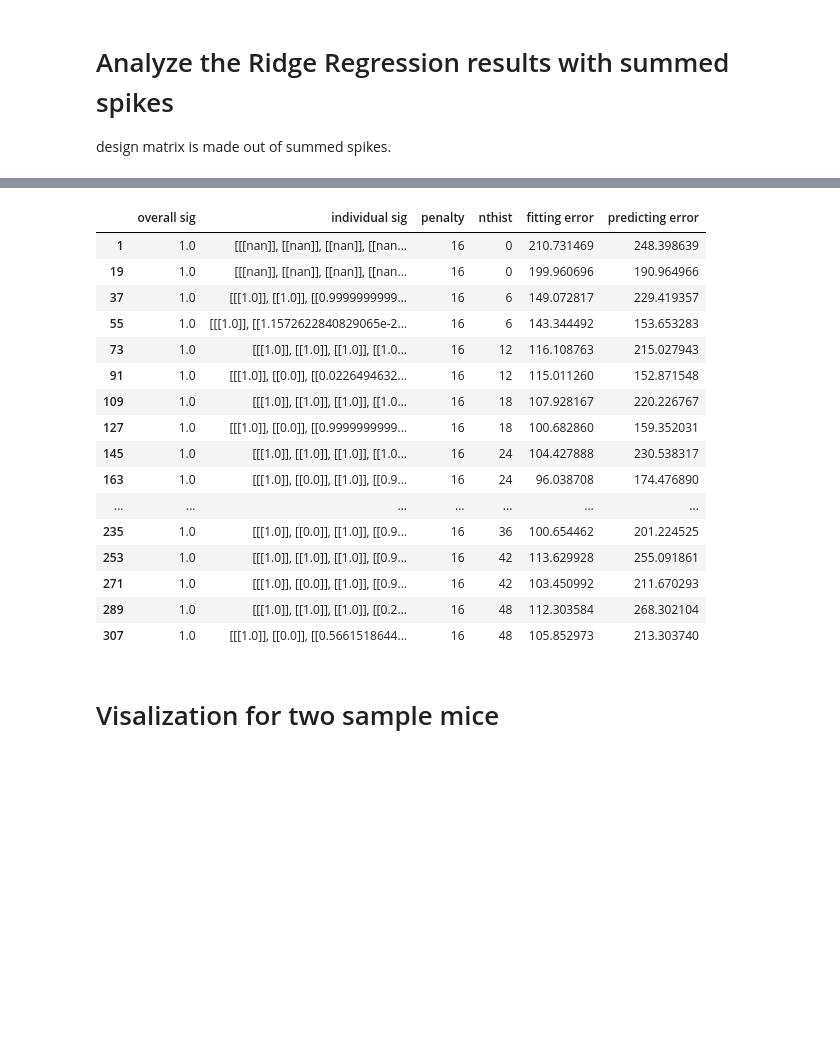
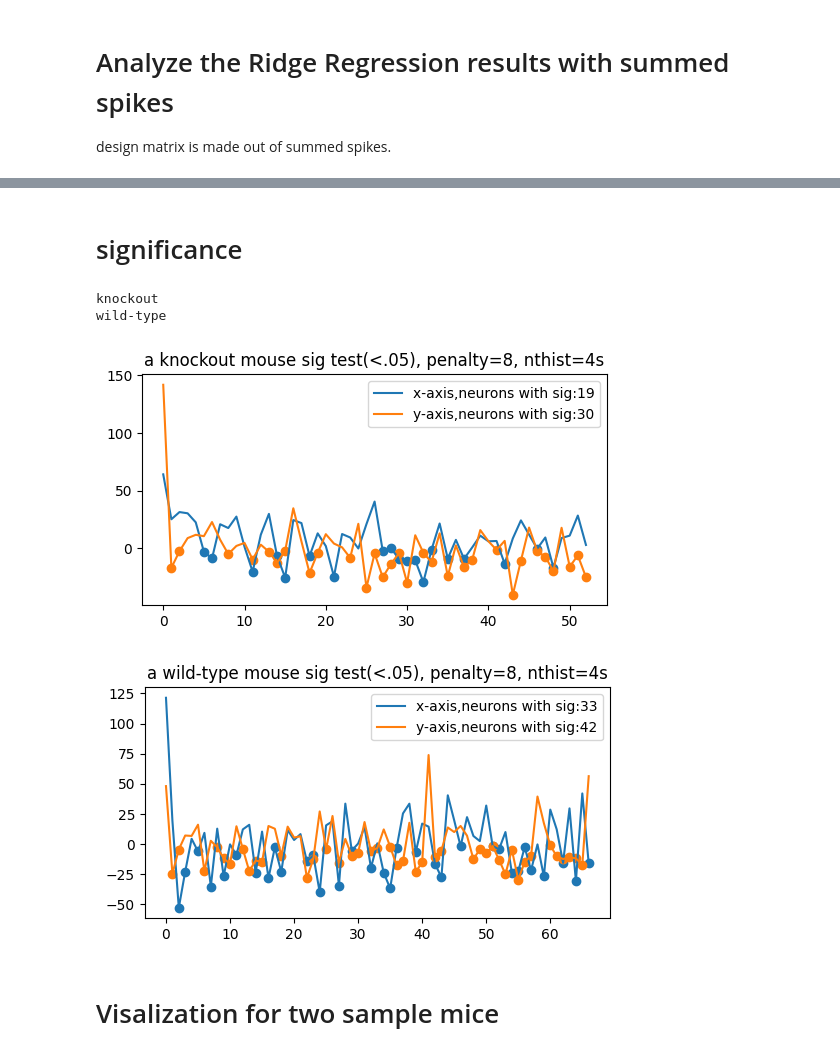
Before and after one commit to kisaragiRY/decoding-DG, a Jupyter notebook: notebooks/analysis_rr_summed_spikes.ipynb, the cells around one changed output, grey strips where cells are left out. Saved outputs shown, nothing was run; the diff lists cells and outputs as text; code cells hidden in the pictures; blank space fills up the shorter version.

Commit message:
analyzed the significance #9

```diff
--- a/notebooks/analysis_rr_summed_spikes.ipynb
+++ b/notebooks/analysis_rr_summed_spikes.ipynb
@@ -23,17 +20,0 @@ output_dir=Path("output/data/ridge_regression/")
-# %%
-data_name=str(datalist[0]).split('/')[-1]
-sample_type = "knockout" if "CaMKII" in data_name else "wild-type"
-
-with open(output_dir/Path(f"rr_summed_spikes_{data_name}.pickle"),"rb") as f:
-    results_all=pickle.load(f)
-
-df=pd.DataFrame({
-    "overall sig":[result['model_smry']["overall sig"][0][0] for result in results_all],
-    "individual sig":[result['model_smry']["individual sig"] for result in results_all],
-    "penalty": [result['penalty'] for result in results_all],
-    "nthist": [result['nthist'] for result in results_all],
-    "fitting error": [result['model_smry']['fitted error']/25 for result in results_all],
-    "predicting error": [cal_mse(result['model_smry']["prediction"],result["y_test"])/25 for result in results_all],
-
-})
-df
@@ -54,23 +21,34 @@ df
-# %%
-df[df["penalty"]==16]
-# %% [output]
-|  | overall sig | individual sig | penalty | nthist | fitting error | predicting error |
-| 1 | 1.0 | [[[nan]], [[nan]], [[nan]], [[nan... | 16 | 0 | 210.731469 | 248.398639 |
-| 19 | 1.0 | [[[nan]], [[nan]], [[nan]], [[nan... | 16 | 0 | 199.960696 | 190.964966 |
-| 37 | 1.0 | [[[1.0]], [[1.0]], [[0.9999999999... | 16 | 6 | 149.072817 | 229.419357 |
-| 55 | 1.0 | [[[1.0]], [[1.1572622840829065e-2... | 16 | 6 | 143.344492 | 153.653283 |
-| 73 | 1.0 | [[[1.0]], [[1.0]], [[1.0]], [[1.0... | 16 | 12 | 116.108763 | 215.027943 |
-| 91 | 1.0 | [[[1.0]], [[0.0]], [[0.0226494632... | 16 | 12 | 115.011260 | 152.871548 |
-| 109 | 1.0 | [[[1.0]], [[1.0]], [[1.0]], [[1.0... | 16 | 18 | 107.928167 | 220.226767 |
-| 127 | 1.0 | [[[1.0]], [[0.0]], [[0.9999999999... | 16 | 18 | 100.682860 | 159.352031 |
-| 145 | 1.0 | [[[1.0]], [[1.0]], [[1.0]], [[1.0... | 16 | 24 | 104.427888 | 230.538317 |
-| 163 | 1.0 | [[[1.0]], [[0.0]], [[1.0]], [[0.9... | 16 | 24 | 96.038708 | 174.476890 |
-| ... | ... | ... | ... | ... | ... | ... |
-| 235 | 1.0 | [[[1.0]], [[0.0]], [[1.0]], [[0.9... | 16 | 36 | 100.654462 | 201.224525 |
-| 253 | 1.0 | [[[1.0]], [[1.0]], [[1.0]], [[0.9... | 16 | 42 | 113.629928 | 255.091861 |
-| 271 | 1.0 | [[[1.0]], [[0.0]], [[1.0]], [[0.9... | 16 | 42 | 103.450992 | 211.670293 |
-| 289 | 1.0 | [[[1.0]], [[1.0]], [[1.0]], [[0.2... | 16 | 48 | 112.303584 | 268.302104 |
-| 307 | 1.0 | [[[1.0]], [[0.0]], [[0.5661518644... | 16 | 48 | 105.852973 | 213.303740 |
+# %% [markdown]
+# significance
+# %%
+id_list=[0,2]
+for id_ in id_list:
+    plt.figure(figsize=(6,3))
+    data_name=str(datalist[id_]).split('/')[-1]
+    sample_type = "knockout" if "CaMKII" in data_name else "wild-type"
+
+    with open(Path(output_dir/f"rr_summed_spikes_{data_name}.pickle"),"rb") as f:
+        results_all=pickle.load(f) # load theta(fitted weight), prediction, penealty, and observed position test data
+    print(sample_type)
+    # df=pd.DataFrame([result["model_smry"] for result in results_all if result["penalty"]==8] )
+    df=pd.DataFrame(results_all)
+
+    coord_axis_opts=["x-axis","y-axis"]
+    for coord_axis in coord_axis_opts:
+        result_smry=df[(df["coord_axis"]==coord_axis)& (df["nthist"]==12)]["model_smry"].values[0]
+        sig=result_smry["individual sig"]
+        yy=[np.nan if s>.05 else result_smry["fitted parameter"][id_] for id_,s in enumerate(sig) ]
+        plt.scatter(range(len(sig)),yy)
+        plt.plot(range(len(sig)),result_smry["fitted parameter"],label=coord_axis+f",neurons with sig:{sum(~np.isnan(yy))}")
+
+
+    plt.title(f"a {sample_type} mouse sig test(<.05), penalty=8, nthist=4s")
+    plt.legend()
+# %% [output]
+knockout
+wild-type
+[figure, added]
+[figure, added]
 # %% [markdown]
 # Visalization for two sample mice
 # %% [markdown]
```
Also changed, not shown: parts of 2 cells of this notebook.
